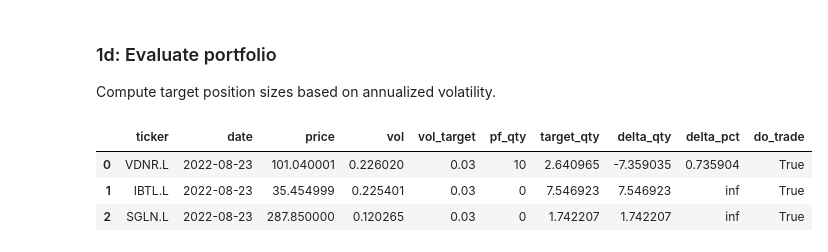
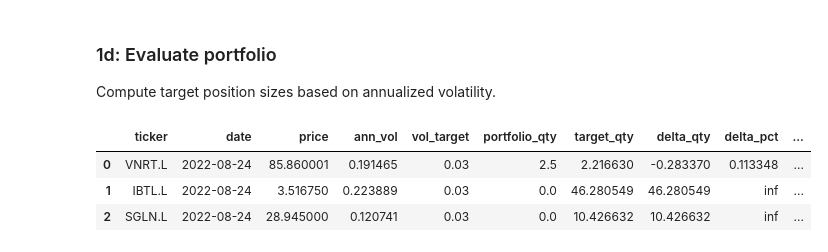
Before and after one commit to eliekawerk/alphabook, a Jupyter notebook: rp3xflow.ipynb, the cells around one changed output. Drawn from its saved outputs; the diff is of its cells as text; code cells hidden in the pictures.

Commit message:
fixed do_trade indicator

```diff
--- a/rp3xflow.ipynb
+++ b/rp3xflow.ipynb
@@ -40,24 +40,22 @@ import matplotlib.pyplot as plt
 pd.options.mode.chained_assignment = None
 
 # Map asset class to instrument
-# Map instrument to currency denomination factor e.g. GBP = 1, GBX = 0.1
-equity_ticker = 'VDNR.L'
+equity_ticker = 'VNRT.L'
+bond_ticker = 'IBTL.L'
+gold_ticker = 'SGLN.L'
+universe_tickers = [equity_ticker, bond_ticker, gold_ticker]
+
+# Map instrument to currency denomination factor e.g. GBP = 1, GBX/GBp = 0.01
 equity_ticker_denom = 1
-
-bond_ticker = 'IBTL.L'
-bond_ticker_denom = 0.1
-
-gold_ticker = 'SGLN.L'
-gold_ticker_denom = 0.1
-
-universe_tickers = [equity_ticker, bond_ticker, gold_ticker]
+bond_ticker_denom = 0.01
+gold_ticker_denom = 0.01
 
 # Assetwise volatility targets
 equity_vol_target = 0.03
 bond_vol_target = 0.03
 gold_vol_target = 0.03
 
-# Portfolio re-balance threshold as % of target position size
+# Assetwise re-balance threshold as % of target position sizes
 rebalance_threshold = 0.2
 
 # Calendar days to load data for each asset class
@@ -68,7 +66,7 @@ vol_forecast_period_days = 60
 
 # Portfolio positions used to calculate NAV and order deltas
 cash_value = 1000
-equity_pf_qty = 10
+equity_pf_qty = 2.5
 bond_pf_qty = 0
 gold_pf_qty = 0
 # %% [markdown]
@@ -143,31 +141,33 @@ Compute target position sizes based on annualized volatility.
 # %%
 # Get asset data for last session as a series
 latest_ds = asset_df.iloc[-2]
 
 # Select close prices to calculate portfolio NAV
 equity_price = latest_ds['price', equity_ticker]
 bond_price = latest_ds['price', bond_ticker]
 gold_price = latest_ds['price', gold_ticker]
 portfolio_nav = cash_value + (equity_pf_qty * equity_price) + (bond_pf_qty * bond_price) + (gold_pf_qty * gold_price)
 
-# Build dataframe of portfolio positions
+# Build dataframe of portfolio and target positions
 portfolio_df = pd.DataFrame({'ticker': universe_tickers})
 portfolio_df['date'] = latest_ds['date', '']
 portfolio_df['price'] = [equity_price, bond_price, gold_price]
-portfolio_df['vol'] = [
+portfolio_df['ann_vol'] = [
         latest_ds['rolling_xd_ann_vol', equity_ticker],
         latest_ds['rolling_xd_ann_vol', bond_ticker],
         latest_ds['rolling_xd_ann_vol', gold_ticker]]
 portfolio_df['vol_target'] = [equity_vol_target, bond_vol_target, gold_vol_target]
-portfolio_df['pf_qty'] = [equity_pf_qty, bond_pf_qty, gold_pf_qty]
-portfolio_df['target_qty'] = (portfolio_df['vol_target'] / portfolio_df['vol']) * (portfolio_nav / portfolio_df['price'])
-portfolio_df['delta_qty'] = (portfolio_df['target_qty'] - portfolio_df['pf_qty'])
-portfolio_df['delta_pct'] = (portfolio_df['delta_qty'].abs() / portfolio_df['pf_qty'])
-portfolio_df['do_trade'] = portfolio_df['delta_pct'].apply(lambda x: True if x >= rebalance_threshold else False)
+portfolio_df['portfolio_qty'] = [equity_pf_qty, bond_pf_qty, gold_pf_qty]
+portfolio_df['target_qty'] = (portfolio_df['vol_target'] / portfolio_df['ann_vol']) * (portfolio_nav / portfolio_df['price'])
+portfolio_df['delta_qty'] = (portfolio_df['target_qty'] - portfolio_df['portfolio_qty'])
+portfolio_df['delta_pct'] = (portfolio_df['delta_qty'].abs() / portfolio_df['portfolio_qty'])
+
+# Based on the assetwise rebalance param indicate if trade should be executed
+portfolio_df['do_trade'] = portfolio_df['delta_pct'].apply(lambda x: True if (x >= rebalance_threshold) or math.isinf(x) else False)
 
 portfolio_df
 # %% [output]
-|  | ticker | date | price | vol | vol_target | pf_qty | target_qty | delta_qty | delta_pct | do_trade |
-| 0 | VDNR.L | 2022-08-23 | 101.040001 | 0.226020 | 0.03 | 10 | 2.640965 | -7.359035 | 0.735904 | True |
-| 1 | IBTL.L | 2022-08-23 | 35.454999 | 0.225401 | 0.03 | 0 | 7.546923 | 7.546923 | inf | True |
-| 2 | SGLN.L | 2022-08-23 | 287.850000 | 0.120265 | 0.03 | 0 | 1.742207 | 1.742207 | inf | True |
+|  | ticker | date | price | ann_vol | vol_target | portfolio_qty | target_qty | delta_qty | delta_pct | ... |
+| 0 | VNRT.L | 2022-08-24 | 85.860001 | 0.191465 | 0.03 | 2.5 | 2.216630 | -0.283370 | 0.113348 | ... |
+| 1 | IBTL.L | 2022-08-24 | 3.516750 | 0.223889 | 0.03 | 0.0 | 46.280549 | 46.280549 | inf | ... |
+| 2 | SGLN.L | 2022-08-24 | 28.945000 | 0.120741 | 0.03 | 0.0 | 10.426632 | 10.426632 | inf | ... |
```
Also changed, not shown: parts of 3 cells of this notebook.
